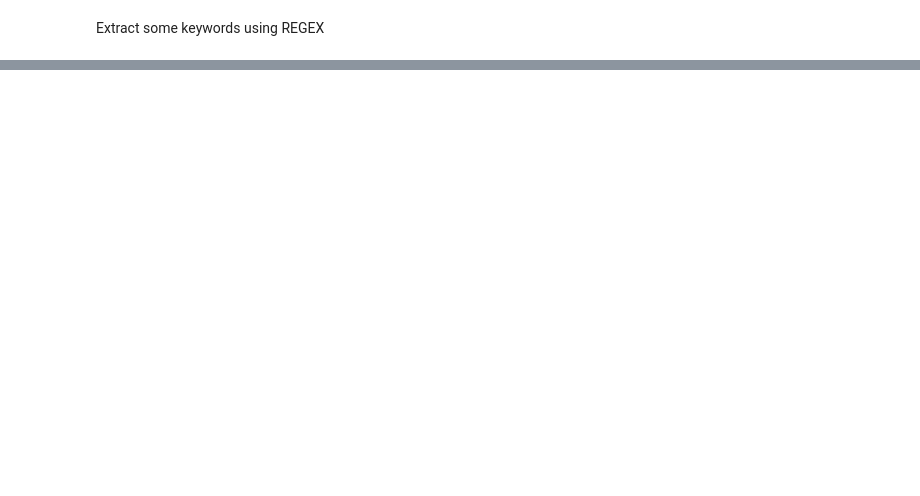
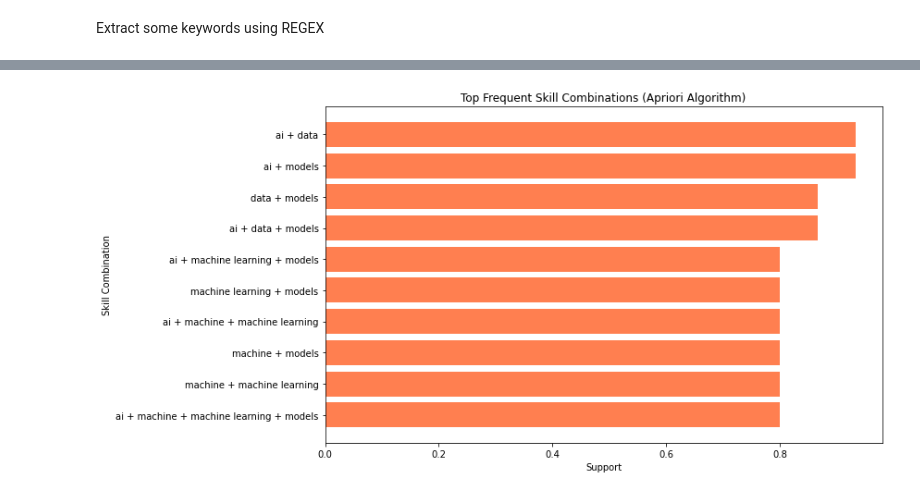
Before and after one commit to MeguKanzawa/csci185-job-portal-analysis, a Jupyter notebook: parse_indeed.ipynb, the cells around one changed output, grey strips where cells are left out. Cells and saved outputs as stored; diff of their text form; code cells hidden in the pictures; blank space fills up the shorter version.

Commit message:
add TF-IDF, Apriori and visualization

```diff
--- a/parse_indeed.ipynb
+++ b/parse_indeed.ipynb
@@ -428,0 +431,13 @@ key_terms_df
+# %%
+import json
+import pandas as pd
+
+# Load previously saved data (skip scraping)
+with open('indeed_job_data_sample.json', 'r') as f:
+    all_jobs = json.load(f)
+
+print(f"Loaded {len(all_jobs)} jobs from JSON")
+
+# Create dataframe for reference
+df_jobs = pd.DataFrame(all_jobs)
+df_jobs
@@ -428,0 +635,18 @@ key_terms_df
+# %%
+# Visualize top skill combinations
+if len(multi_item) > 0:
+    plot_data = multi_item.head(10).copy()
+    plot_data['skills'] = plot_data['itemsets'].apply(lambda x: ' + '.join(sorted(x)))
+
+    plt.figure(figsize=(12, 6))
+    plt.barh(range(len(plot_data)), plot_data['support'].values, color='coral')
+    plt.yticks(range(len(plot_data)), plot_data['skills'].values)
+    plt.xlabel('Support')
+    plt.ylabel('Skill Combination')
+    plt.title('Top Frequent Skill Combinations (Apriori Algorithm)')
+    plt.gca().invert_yaxis()
+    plt.tight_layout()
+    plt.savefig('apriori_skill_combinations.png', dpi=150)
+    plt.show()
+# %% [output]
+[figure, added]
```
Also changed, not shown: parts of 9 cells of this notebook, 3 other files.
